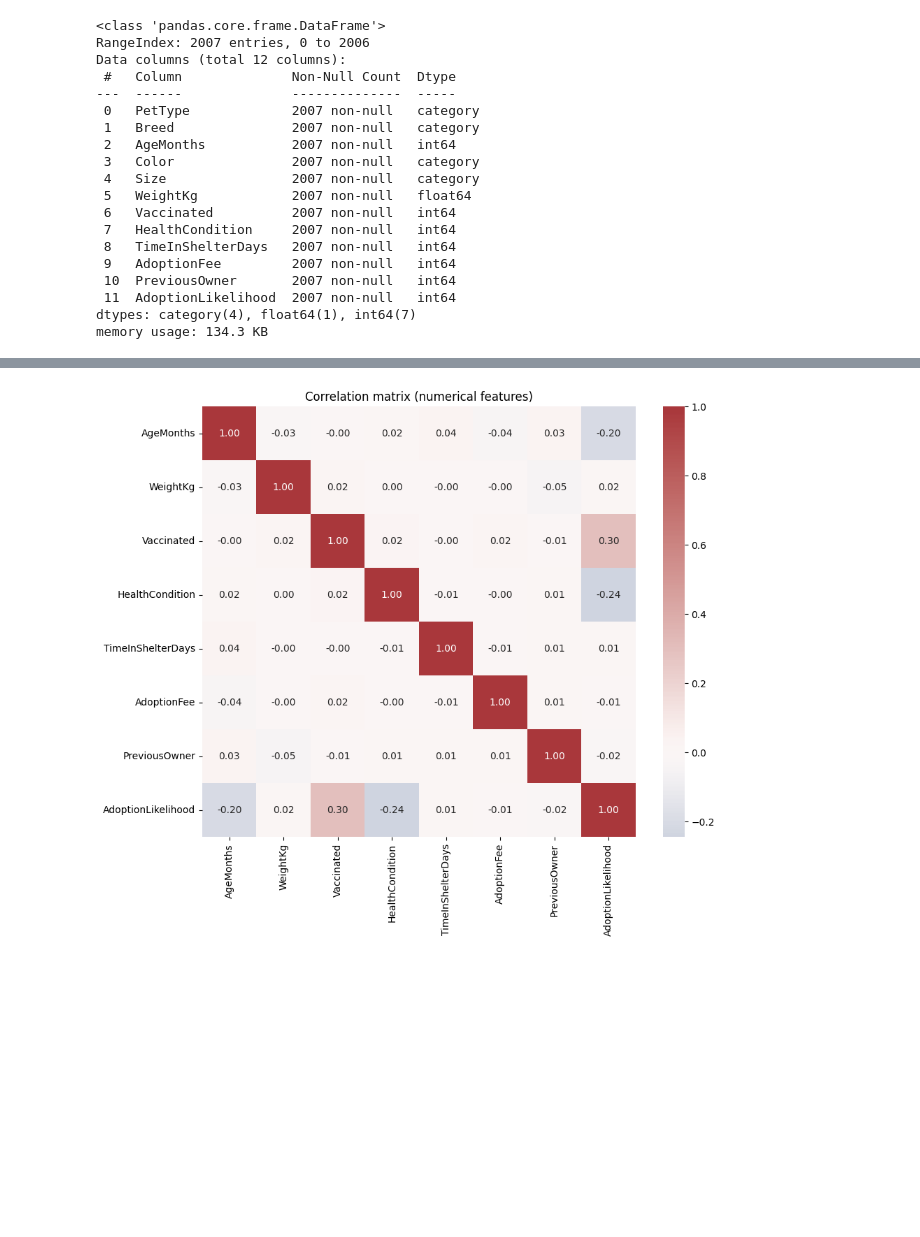
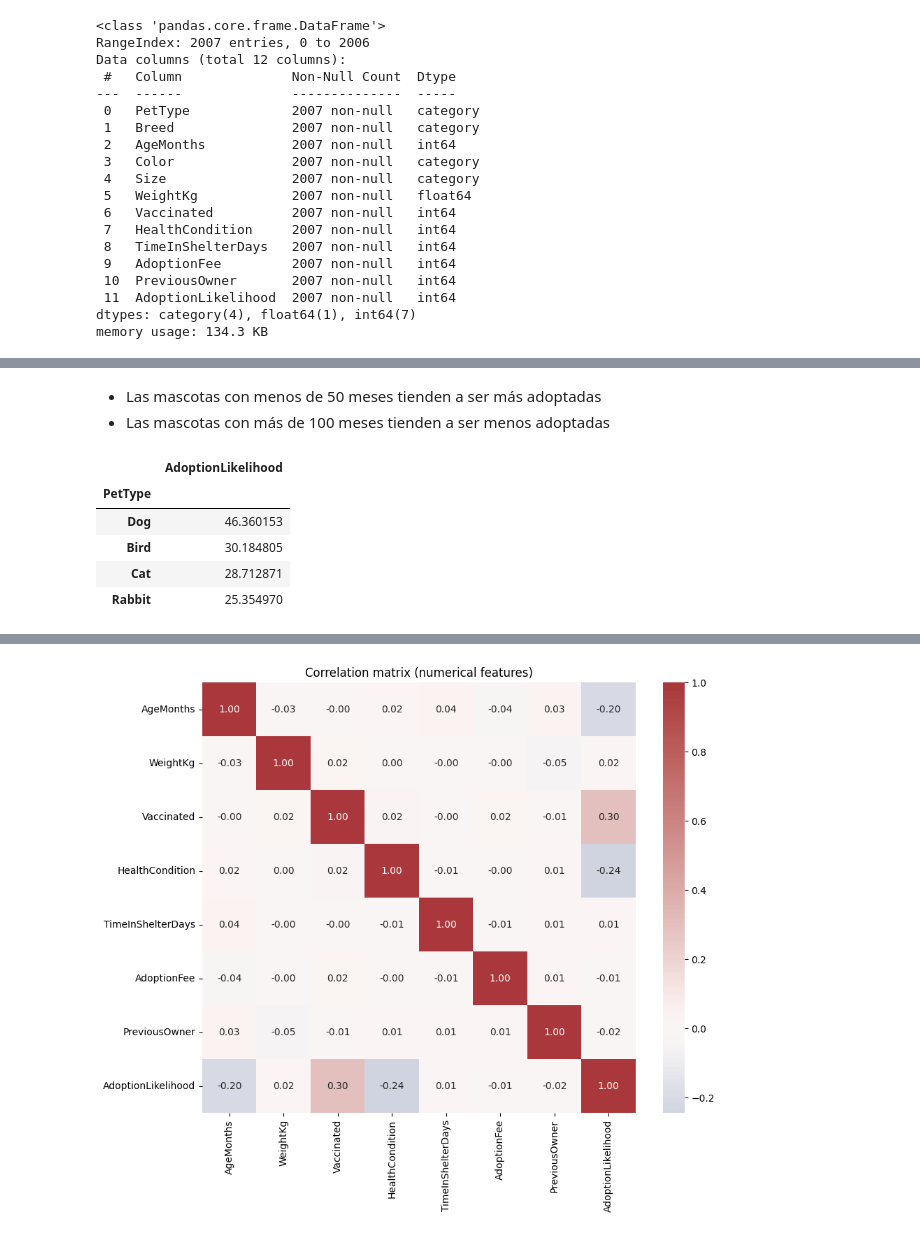
Before and after one commit to emmanuelceron-commits/repo-ML, a Jupyter notebook: MLops_pipeline/src/comprension_eda.ipynb, the cells around one changed output, grey strips where cells are left out. Drawn from its saved outputs; the diff is of its cells as text; code cells hidden in the pictures; blank space fills up the shorter version.

```diff
--- a/MLops_pipeline/src/comprension_eda.ipynb
+++ b/MLops_pipeline/src/comprension_eda.ipynb
@@ -399,0 +393,19 @@ Name: AdoptionLikelihood, dtype: float64
+# %% [markdown]
+- Las mascotas con menos de 50 meses tienden a ser más adoptadas
+- Las mascotas con más de 100 meses tienden a ser menos adoptadas
+# %%
+# Correlación entre variables numéricas
+pd.pivot_table(
+    df,
+    values='AdoptionLikelihood',
+    index='PetType',
+    aggfunc='mean',
+    observed=False
+).sort_values(by='AdoptionLikelihood', ascending=False)*100
+# %% [output]
+|  | AdoptionLikelihood |
+| PetType |  |
+| Dog | 46.360153 |
+| Bird | 30.184805 |
+| Cat | 28.712871 |
+| Rabbit | 25.354970 |
```
Also changed, not shown: parts of 26 cells of this notebook.
